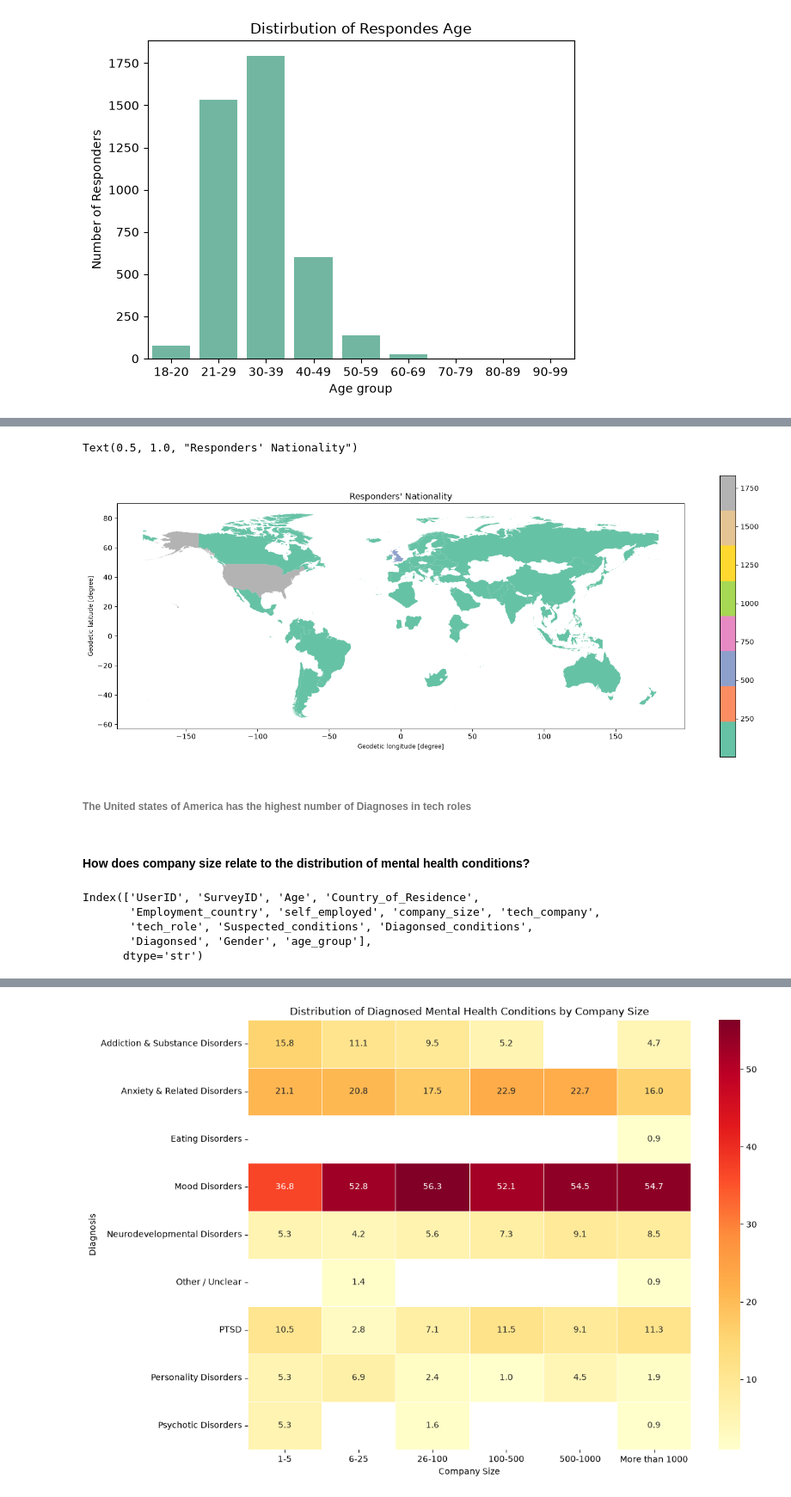
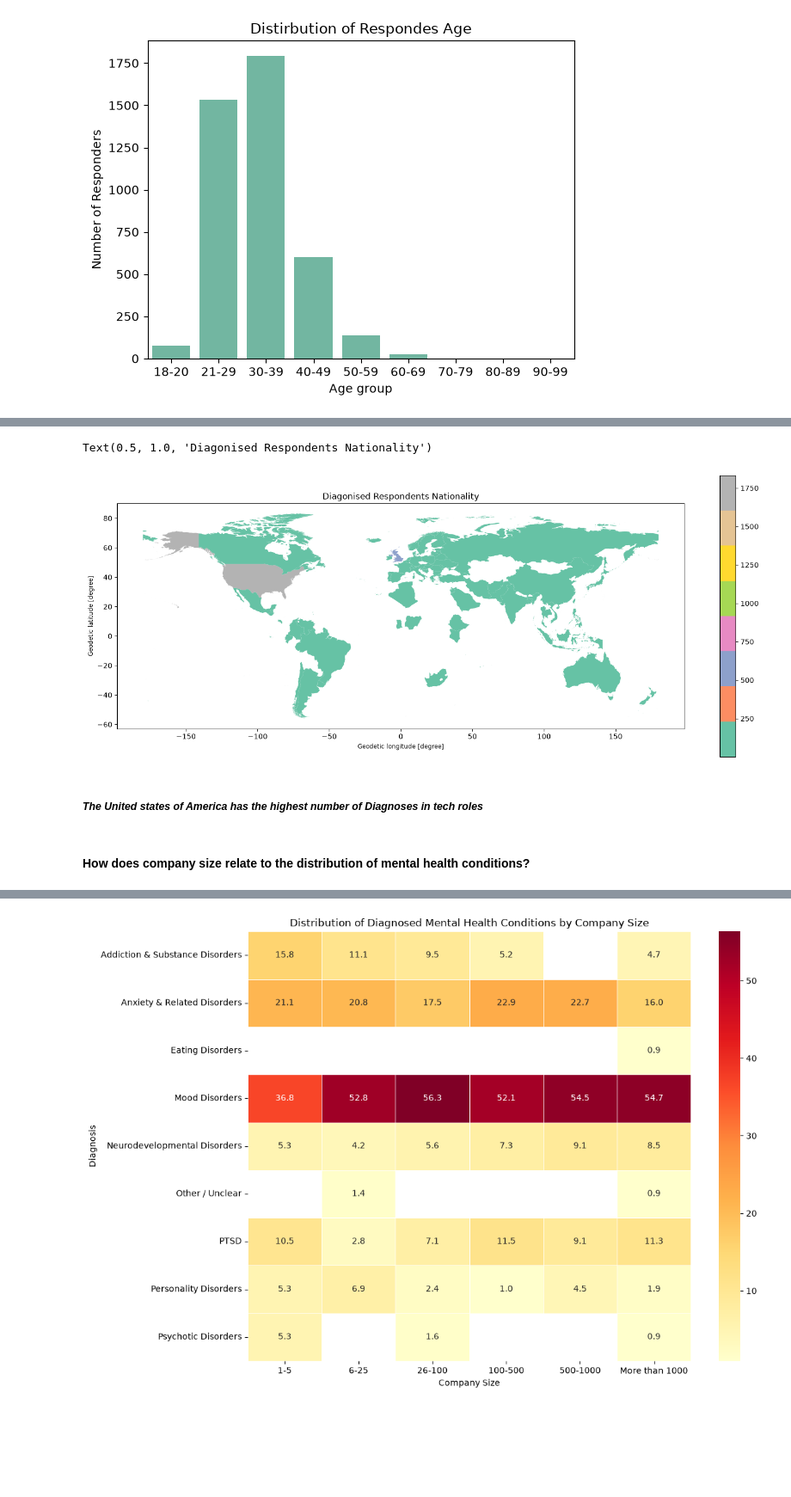
Before and after one commit to ikemprecious/mental-health-in-tech-eda, a Jupyter notebook: Mental_health_EDA.ipynb, the cells around one changed output, grey strips where cells are left out. Shown at 86% size. Saved outputs shown, nothing was run; the diff lists cells and outputs as text; code cells hidden in the pictures; blank space fills up the shorter version.

```diff
--- a/Mental_health_EDA.ipynb
+++ b/Mental_health_EDA.ipynb
@@ -19,5 +41,4 @@ Everything works
 # %%
-survey = pd.read_csv("mh_new.csv")
-
-print("done")
+survey = pd.read_csv("Mental_health_dataset.csv")
+survey.head()
 # %% [output]
@@ -74,9 +103,12 @@ Diagonsed_conditions    66.026553
 Diagonsed               29.871977
 dtype: float64
 # %%
-columns_to_clean = ["Diagonsed_conditions", "Suspected_conditions","Country_of_Residence", "Employment_country" , "Gender"]
-survey[columns_to_clean] = survey[columns_to_clean].replace(r"^\s*-1\s*$", "Unknown" , regex=True)
-survey[columns_to_clean] = survey[columns_to_clean] .fillna("unknown")
+str_columns_to_clean = ["Diagonsed_conditions", "Suspected_conditions","Country_of_Residence", "Employment_country" , "Gender"]
+survey[str_columns_to_clean] = survey[str_columns_to_clean] .fillna("unknown")
+
+#fill It columns
+int_columns_to_clean = ['tech_role' ,'Diagonsed']
+survey[int_columns_to_clean] = survey[int_columns_to_clean] .fillna("-1")
 # %%
 null_values = (survey.isnull().sum()/len(survey))*100
 print(null_values)
@@ -118,0 +207,3 @@ The original numerical values have been retained.
+# %%
+str_columns_to_clean = ["Diagonsed_conditions", "Suspected_conditions","Country_of_Residence", "Employment_country" , "Gender"]
+survey[str_columns_to_clean] = survey[str_columns_to_clean].replace(r"^\s*-1\s*$", "Unknown" , regex=True)
@@ -472,27 +439,19 @@ print (merged_country)
 # %%
 world = gpd.read_file(
     "ne_10m_admin_0_countries/ne_10m_admin_0_countries.shp"
 )
 merged = world.set_index("ADMIN").join(survey.set_index("Country_of_Residence"))
 
 merged_country_plot = merged_country.plot(
     column="responders_number", cmap="Set2", legend=True, figsize=(18, 8)
 )
-merged_country_plot.set_title("Responders' Nationality")
+merged_country_plot.set_title("Diagonised Respondents Nationality")
 # %% [output]
-Text(0.5, 1.0, "Responders' Nationality")
+Text(0.5, 1.0, 'Diagonised Respondents Nationality')
-[figure, old version]
+[figure, new version]
 # %% [markdown]
-###### The United states of America has the highest number of Diagnoses in tech roles
+##### *The United states of America has the highest number of Diagnoses in tech roles*
 # %% [markdown]
-#### How does company size relate to the distribution of mental health conditions?
+#### **How does company size relate to the distribution of mental health conditions?**
-# %%
-survey.columns
-# %% [output]
-Index(['UserID', 'SurveyID', 'Age', 'Country_of_Residence',
-       'Employment_country', 'self_employed', 'company_size', 'tech_company',
-       'tech_role', 'Suspected_conditions', 'Diagonsed_conditions',
-       'Diagonsed', 'Gender', 'age_group'],
-      dtype='str')
 # %%
 survey['Diagonsed_conditions']. unique()
```
Also changed, not shown: parts of 74 cells of this notebook.
